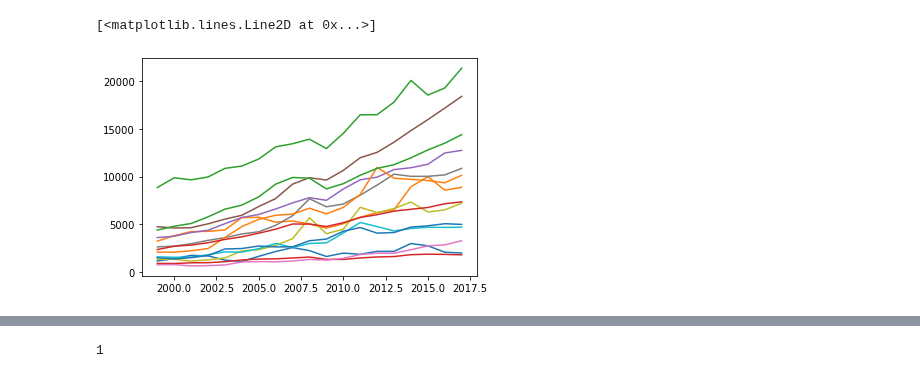
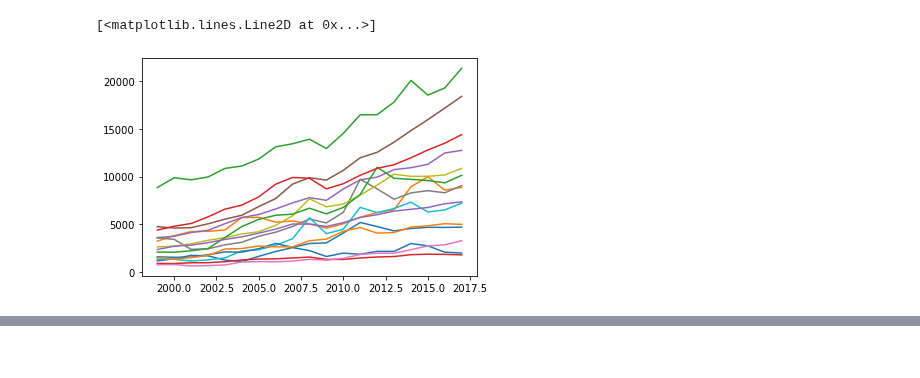
Before and after one commit to bjudson22/Food-Data-Trends, a Jupyter notebook: Analysis.ipynb, the cells around one changed output, grey strips where cells are left out. Drawn from its saved outputs; the diff is of its cells as text; code cells hidden in the pictures.

```diff
--- a/Analysis.ipynb
+++ b/Analysis.ipynb
@@ -342,3 +28,0 @@ front_page_data
-# %%
-front_page_data = pd.read_csv('Alltables.csv')
-front_page_data
@@ -381,3 +28,0 @@ Name: Year_1999, dtype: float64
-# %%
-front_page_data = pd.read_csv('Alltables.csv')
-front_page_data
@@ -409,3 +28,0 @@ SyntaxError: invalid syntax (1499040004.py, line 1)
-# %%
-front_page_data = pd.read_csv('Alltables.csv')
-front_page_data
@@ -452,3 +28,0 @@ Name: Product_name, dtype: bool
-# %%
-front_page_data = pd.read_csv('Alltables.csv')
-front_page_data
@@ -500,19 +29,19 @@ Name: Year, dtype: int64
 # %%
 plt.plot(front_page_data.Year, front_page_data.Live_meat_animals)
 plt.plot(front_page_data.Year, front_page_data.Meats)
 plt.plot(front_page_data.Year, front_page_data.Fish_and_shellfish)
 plt.plot(front_page_data.Year, front_page_data.Dairy)
 plt.plot(front_page_data.Year, front_page_data.Vegetables)
 plt.plot(front_page_data.Year, front_page_data.Fruits)
 plt.plot(front_page_data.Year, front_page_data.Nuts)
-# plt.plot(front_page_data.Year, front_page_data.Coffee_tea_and_spices)
+plt.plot(front_page_data.Year, front_page_data.Coffee_tea_and_spices)
 plt.plot(front_page_data.Year, front_page_data.Grains)
 plt.plot(front_page_data.Year, front_page_data.Vegetable_oils)
 plt.plot(front_page_data.Year, front_page_data.Sugar_and_candy)
 plt.plot(front_page_data.Year, front_page_data.Cocoa_and_chocolate)
 plt.plot(front_page_data.Year, front_page_data.Other_edibles)
 plt.plot(front_page_data.Year, front_page_data.Beverages)
 plt.plot(front_page_data.Year, front_page_data.Liquors)
 # %% [output]
 [<matplotlib.lines.Line2D at 0x...>]
-[figure, old version]
+[figure, new version]
@@ -537,4 +59,0 @@ myArray = np.array([1,2,3,4,5,6,7,8])
-# %%
-myArray[0]
-# %% [output]
-1
```
Also changed, not shown: parts of 61 cells of this notebook, 1 other file.
